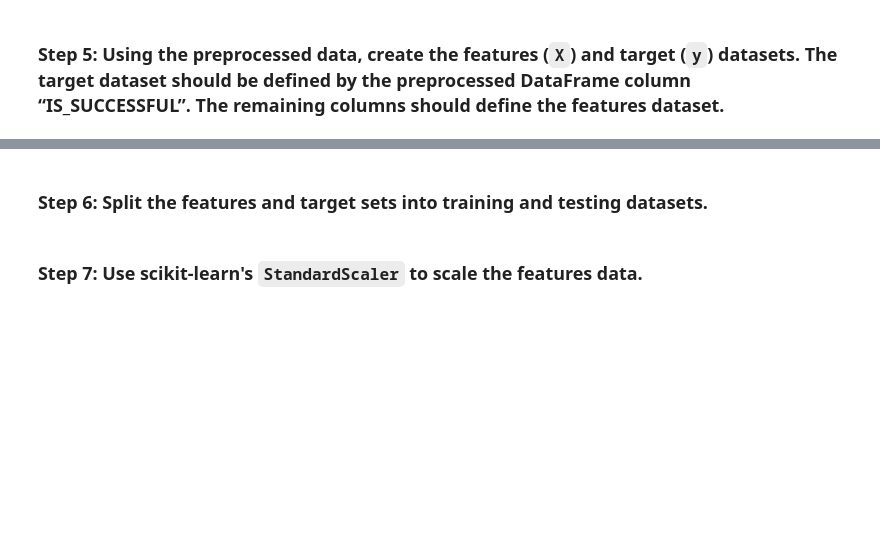
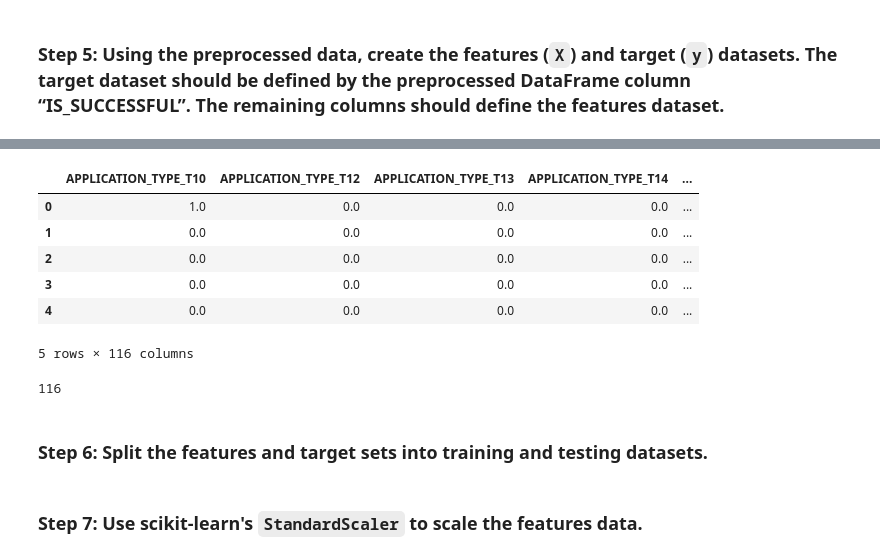
Before and after one commit to ScottyCodeman/Module-13, a Jupyter notebook: Colab_venture_funding_with_deep_learning.ipynb, the cells around one changed output, grey strips where cells are left out. Cells and saved outputs as stored; diff of their text form; code cells hidden in the pictures; blank space fills up the shorter version.

```diff
--- a/Colab_venture_funding_with_deep_learning.ipynb
+++ b/Colab_venture_funding_with_deep_learning.ipynb
@@ -204,9 +239,19 @@ y = # YOUR CODE HERE
 # %%
 # Define features set X by selecting all columns but IS_SUCCESSFUL
-X = # YOUR CODE HERE
+X = encoded_df.drop(columns='IS_SUCCESSFUL')
 
 # Review the features DataFrame
-# YOUR CODE HERE
+display(X.head())
+display(len(X.columns))
+# %% [output]
+|  | APPLICATION_TYPE_T10 | APPLICATION_TYPE_T12 | APPLICATION_TYPE_T13 | APPLICATION_TYPE_T14 | ... |
+| 0 | 1.0 | 0.0 | 0.0 | 0.0 | ... |
+| 1 | 0.0 | 0.0 | 0.0 | 0.0 | ... |
+| 2 | 0.0 | 0.0 | 0.0 | 0.0 | ... |
+| 3 | 0.0 | 0.0 | 0.0 | 0.0 | ... |
+| 4 | 0.0 | 0.0 | 0.0 | 0.0 | ... |
+5 rows × 116 columns
+116
 # %% [markdown]
 ### Step 6: Split the features and target sets into training and testing datasets.
 # %%
```
Also changed, not shown: parts of 24 cells of this notebook.
